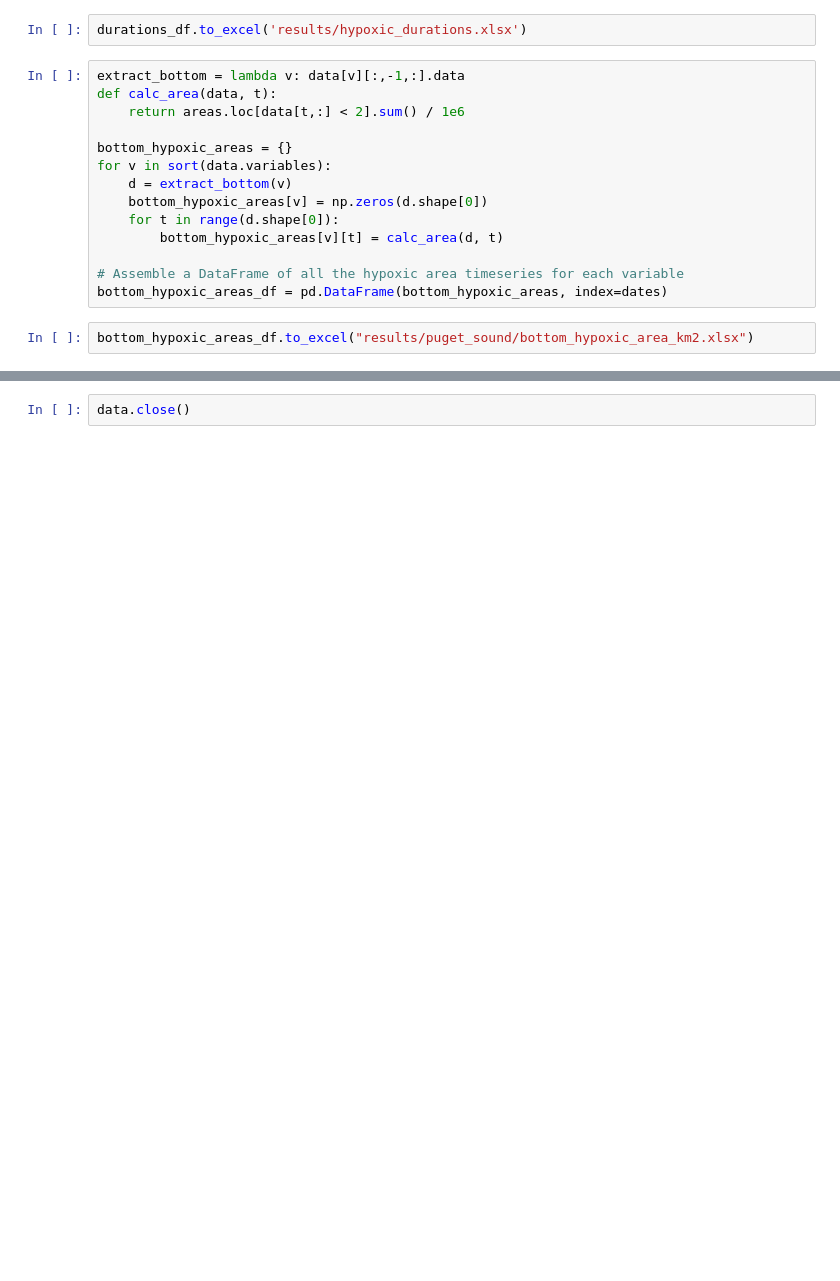
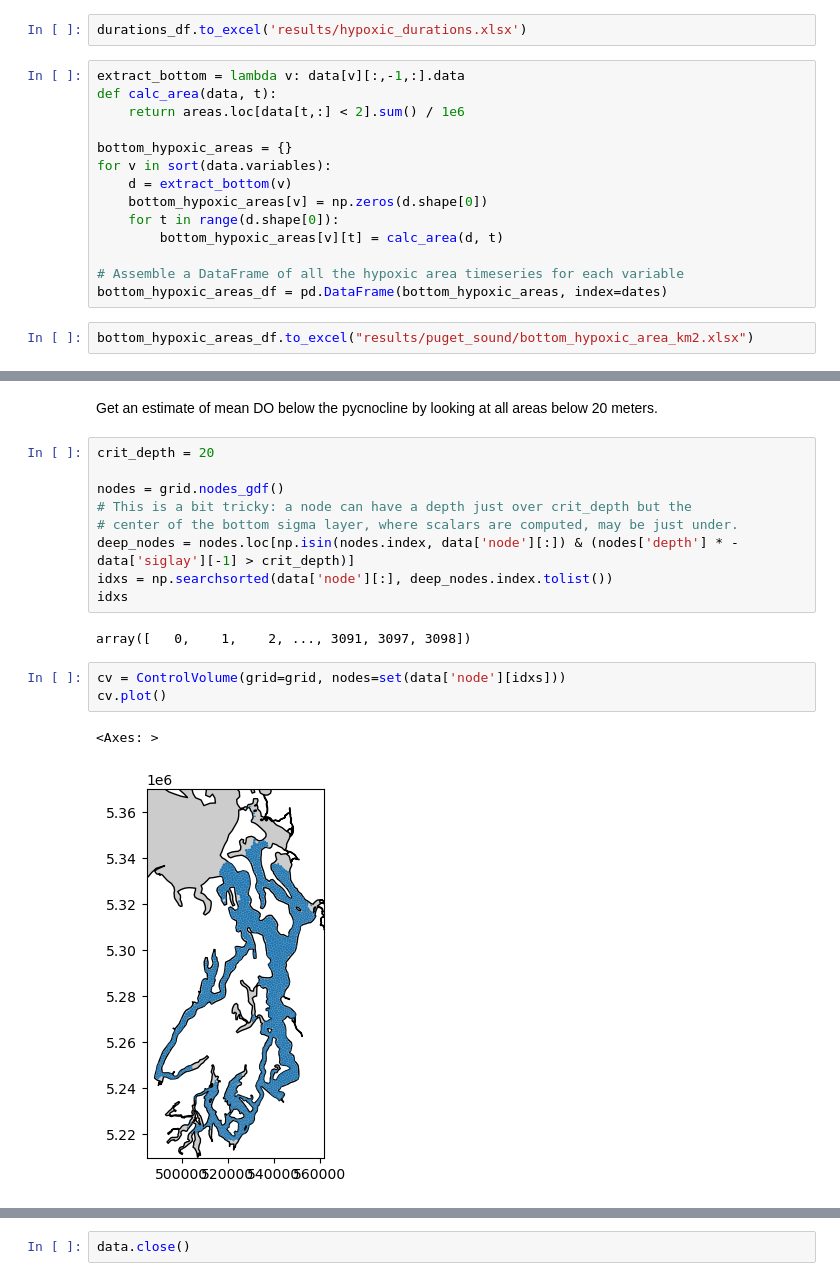
Before and after one commit to bedaro/ssm-bnr-experiment, a Jupyter notebook: doxg.ipynb, the cells around one changed output, grey strips where cells are left out. Drawn from its saved outputs; the diff is of its cells as text; blank space fills up the shorter version.

```diff
--- a/doxg.ipynb
+++ b/doxg.ipynb
@@ -428,0 +431,19 @@ for cvname,cv in cvs.items():
+# %% [markdown]
+Get an estimate of mean DO below the pycnocline by looking at all areas below 20 meters.
+# %%
+crit_depth = 20
+
+nodes = grid.nodes_gdf()
+# This is a bit tricky: a node can have a depth just over crit_depth but the
+# center of the bottom sigma layer, where scalars are computed, may be just under.
+deep_nodes = nodes.loc[np.isin(nodes.index, data['node'][:]) & (nodes['depth'] * -data['siglay'][-1] > crit_depth)]
+idxs = np.searchsorted(data['node'][:], deep_nodes.index.tolist())
+idxs
+# %% [output]
+array([   0,    1,    2, ..., 3091, 3097, 3098])
+# %%
+cv = ControlVolume(grid=grid, nodes=set(data['node'][idxs]))
+cv.plot()
+# %% [output]
+<Axes: >
+[figure, added]
```
Also changed, not shown: parts of 17 cells of this notebook, 18 other files.
